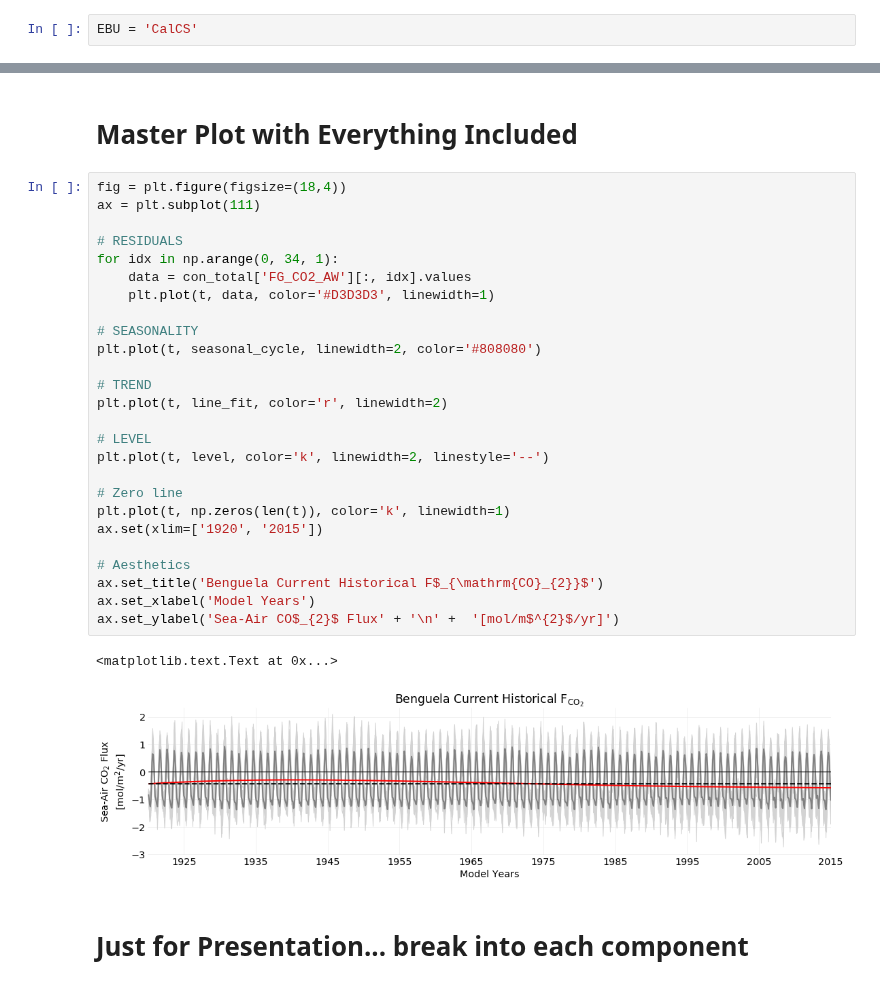
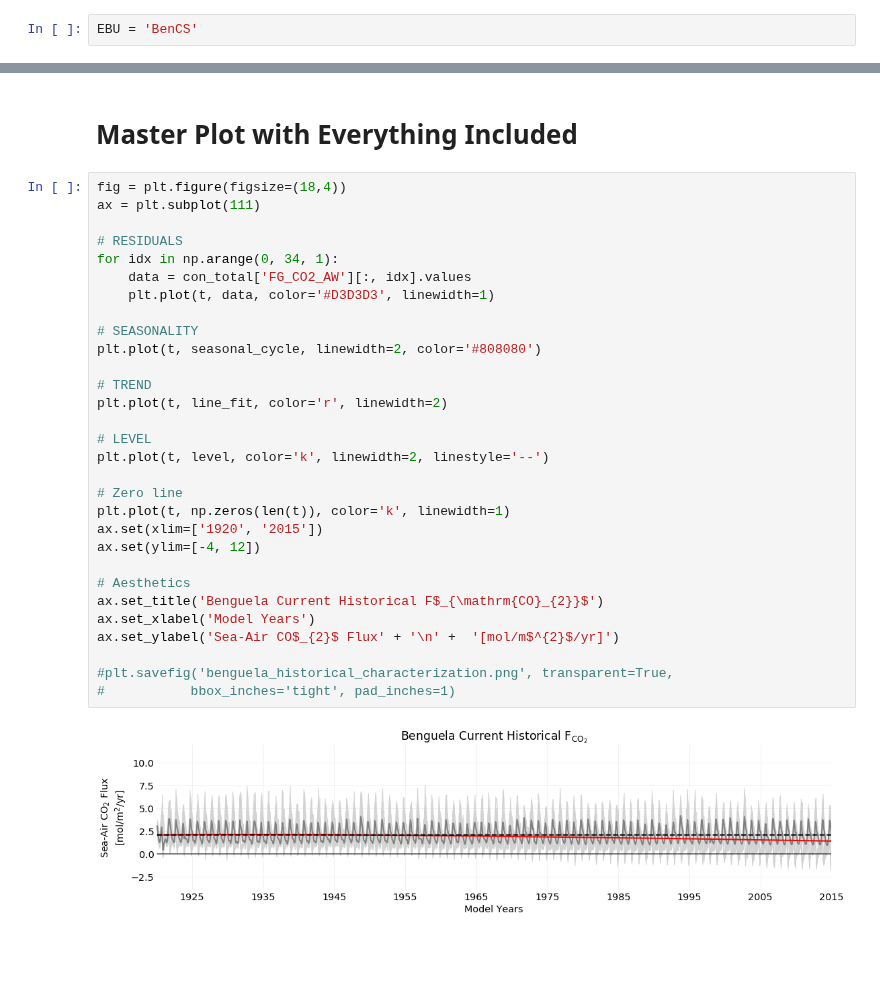
Before and after one commit to bradyrx/EBUS_BGC_Variability, a Jupyter notebook: notebooks/Historical_Characterization/historical-components-vis.ipynb, the cells around one changed output, grey strips where cells are left out. Saved outputs shown, nothing was run; the diff lists cells and outputs as text; blank space fills up the shorter version.

Commit message:
new benguela movie

```diff
--- a/notebooks/Historical_Characterization/historical-components-vis.ipynb
+++ b/notebooks/Historical_Characterization/historical-components-vis.ipynb
@@ -13,7 +13,7 @@ plt.style.use('ocn-clim')
 from scipy import stats
 import numpy.polynomial.polynomial as poly
 # %%
-EBU = 'CalCS'
+EBU = 'BenCS'
 # %% [markdown]
 # Load in FG_CO2 and FG_ALT_CO2 data
 # %%
@@ -71,31 +71,32 @@ seasonal_cycle = ensemble_mean - line_fit + b
 # %%
 fig = plt.figure(figsize=(18,4))
 ax = plt.subplot(111)
 
 # RESIDUALS
 for idx in np.arange(0, 34, 1):
     data = con_total['FG_CO2_AW'][:, idx].values
     plt.plot(t, data, color='#D3D3D3', linewidth=1)
 
 # SEASONALITY
 plt.plot(t, seasonal_cycle, linewidth=2, color='#808080')
 
 # TREND
 plt.plot(t, line_fit, color='r', linewidth=2)
 
 # LEVEL
 plt.plot(t, level, color='k', linewidth=2, linestyle='--')
 
 # Zero line
 plt.plot(t, np.zeros(len(t)), color='k', linewidth=1)
 ax.set(xlim=['1920', '2015'])
+ax.set(ylim=[-4, 12])
 
 # Aesthetics
 ax.set_title('Benguela Current Historical F$_{\mathrm{CO}_{2}}$')
 ax.set_xlabel('Model Years')
 ax.set_ylabel('Sea-Air CO$_{2}$ Flux' + '\n' +  '[mol/m$^{2}$/yr]')
+
+#plt.savefig('benguela_historical_characterization.png', transparent=True,
+#           bbox_inches='tight', pad_inches=1)
 # %% [output]
-<matplotlib.text.Text at 0x...>
-[figure, old version]
+[figure, new version]
-# %% [markdown]
-# Just for Presentation... break into each component
```
Also changed, not shown: parts of 1 cell of this notebook, 19 other files.
